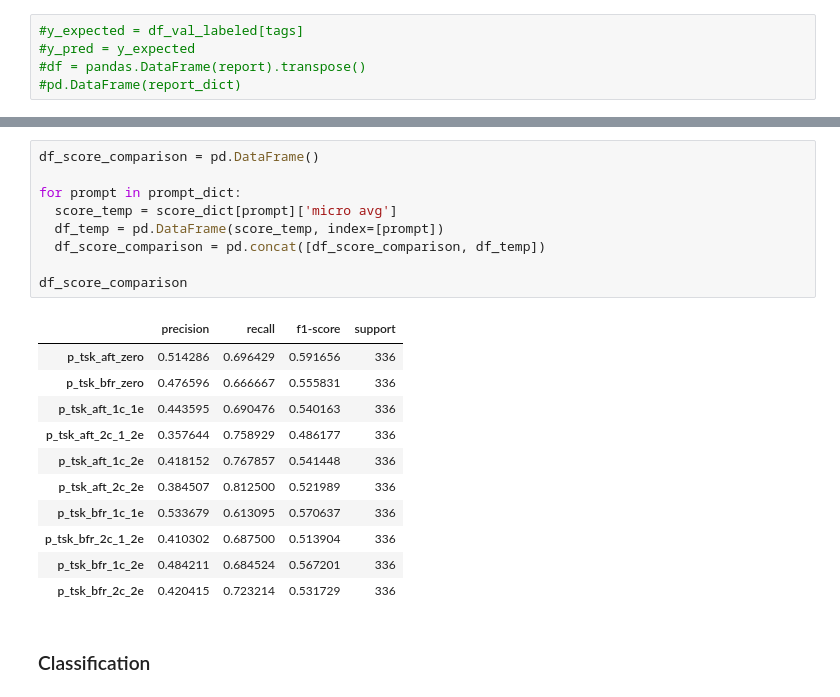
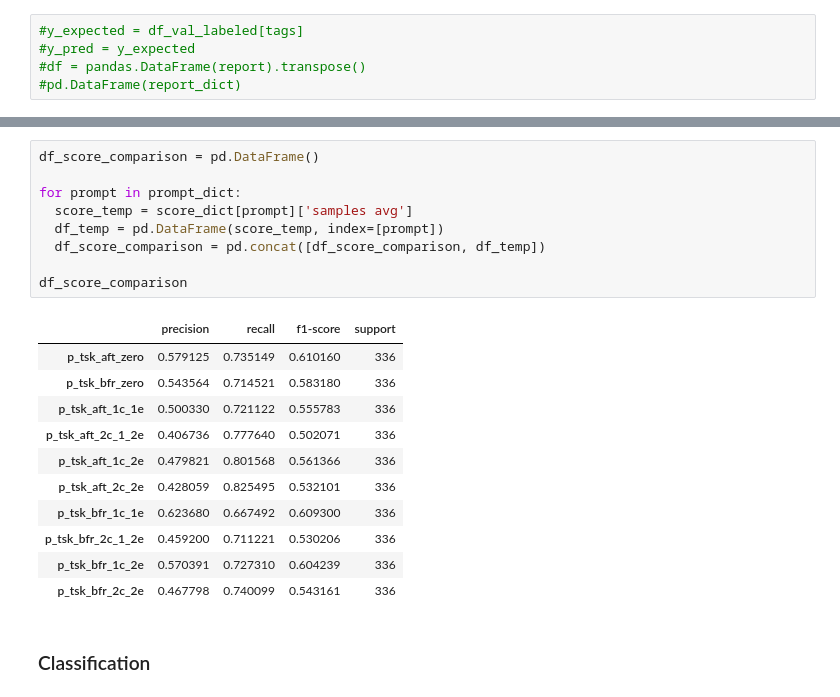
Before and after one commit to rdemarqui/llm_complaint_management, a Jupyter notebook: 02. LLM_analysis.ipynb, the cells around one changed output, grey strips where cells are left out. Cells and saved outputs as stored; diff of their text form.

```diff
--- a/02. LLM_analysis.ipynb
+++ b/02. LLM_analysis.ipynb
@@ -462,24 +462,24 @@ score_dict['p_tsk_bfr_2c_2e']
 # %%
 df_score_comparison = pd.DataFrame()
 
 for prompt in prompt_dict:
-  score_temp = score_dict[prompt]['micro avg']
+  score_temp = score_dict[prompt]['samples avg']
   df_temp = pd.DataFrame(score_temp, index=[prompt])
   df_score_comparison = pd.concat([df_score_comparison, df_temp])
 
 df_score_comparison
 # %% [output]
 |  | precision | recall | f1-score | support |
-| p_tsk_aft_zero | 0.514286 | 0.696429 | 0.591656 | 336 |
-| p_tsk_bfr_zero | 0.476596 | 0.666667 | 0.555831 | 336 |
-| p_tsk_aft_1c_1e | 0.443595 | 0.690476 | 0.540163 | 336 |
-| p_tsk_aft_2c_1_2e | 0.357644 | 0.758929 | 0.486177 | 336 |
-| p_tsk_aft_1c_2e | 0.418152 | 0.767857 | 0.541448 | 336 |
-| p_tsk_aft_2c_2e | 0.384507 | 0.812500 | 0.521989 | 336 |
-| p_tsk_bfr_1c_1e | 0.533679 | 0.613095 | 0.570637 | 336 |
-| p_tsk_bfr_2c_1_2e | 0.410302 | 0.687500 | 0.513904 | 336 |
-| p_tsk_bfr_1c_2e | 0.484211 | 0.684524 | 0.567201 | 336 |
-| p_tsk_bfr_2c_2e | 0.420415 | 0.723214 | 0.531729 | 336 |
+| p_tsk_aft_zero | 0.579125 | 0.735149 | 0.610160 | 336 |
+| p_tsk_bfr_zero | 0.543564 | 0.714521 | 0.583180 | 336 |
+| p_tsk_aft_1c_1e | 0.500330 | 0.721122 | 0.555783 | 336 |
+| p_tsk_aft_2c_1_2e | 0.406736 | 0.777640 | 0.502071 | 336 |
+| p_tsk_aft_1c_2e | 0.479821 | 0.801568 | 0.561366 | 336 |
+| p_tsk_aft_2c_2e | 0.428059 | 0.825495 | 0.532101 | 336 |
+| p_tsk_bfr_1c_1e | 0.623680 | 0.667492 | 0.609300 | 336 |
+| p_tsk_bfr_2c_1_2e | 0.459200 | 0.711221 | 0.530206 | 336 |
+| p_tsk_bfr_1c_2e | 0.570391 | 0.727310 | 0.604239 | 336 |
+| p_tsk_bfr_2c_2e | 0.467798 | 0.740099 | 0.543161 | 336 |
 # %% [markdown]
 ### Classification
 # %% [markdown]
```
